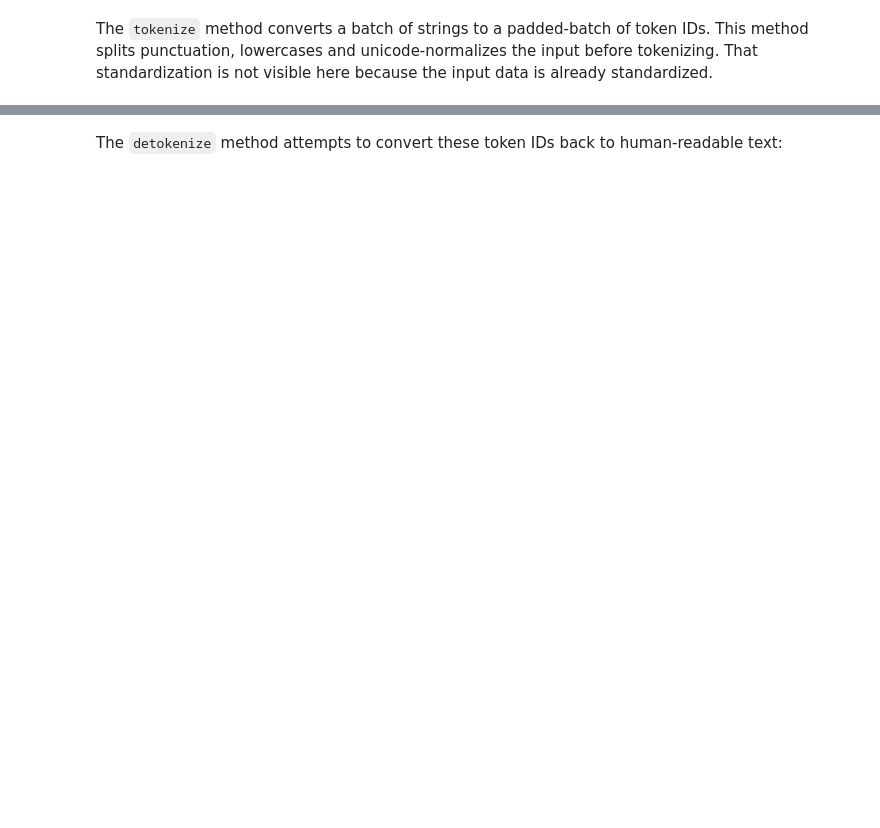
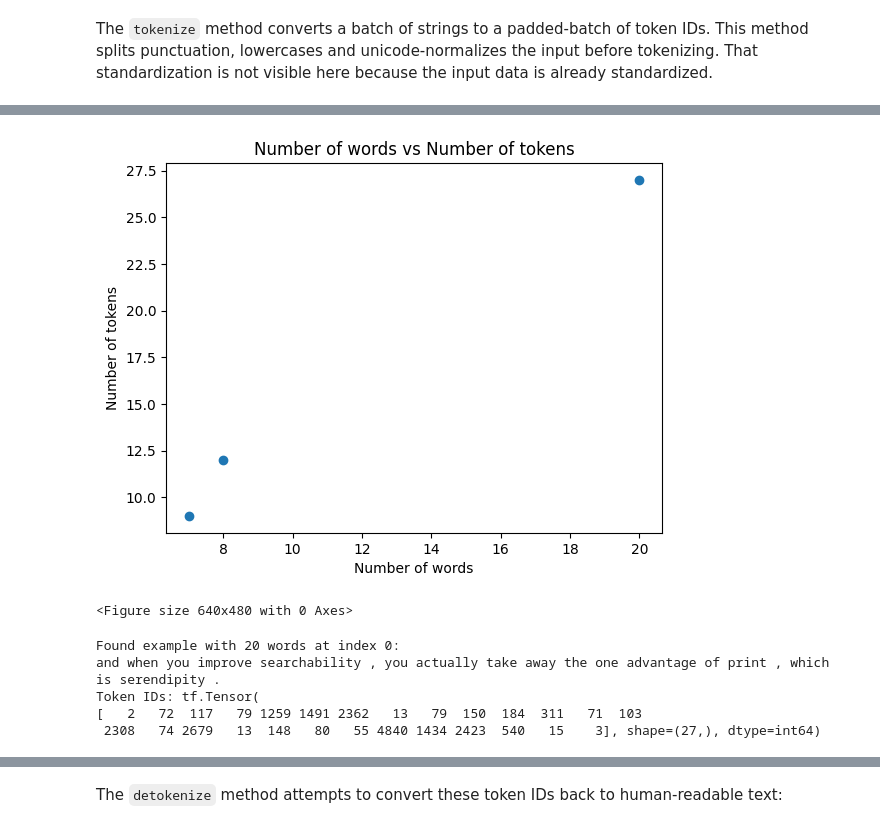
Before and after one commit to zkhechadoorian/Spanish_and_Portuguese_Translator, a Jupyter notebook: 2_transformer_translation/transformer.ipynb, the cells around one changed output, grey strips where cells are left out. Drawn from its saved outputs; the diff is of its cells as text; code cells hidden in the pictures; blank space fills up the shorter version.

```diff
--- a/2_transformer_translation/transformer.ipynb
+++ b/2_transformer_translation/transformer.ipynb
@@ -240,0 +324,31 @@ for row in encoded.to_list():
+# %%
+# list of number of token IDs per example in the batch
+num_tokens = [len(row) for row in encoded.to_list()]
+# list of number of words/punctuation per example in the batch
+num_words = [len(en.decode('utf-8').split()) for en in en_examples.numpy()]
+
+# scatter plot of number of words vs number of tokens
+plt.scatter(num_words, num_tokens)
+plt.xlabel('Number of words')
+plt.ylabel('Number of tokens')
+plt.title('Number of words vs Number of tokens')
+plt.show()
+plt.savefig('assets/words_vs_tokens.png')
+# %% [output]
+[figure, added]
+<Figure size 640x480 with 0 Axes>
+# %%
+# iterate through en to find the example with 20 words
+for i, en in enumerate(en_examples.numpy()):
+    if len(en.decode('utf-8').split()) == 20:
+        print(f'Found example with 20 words at index {i}:')
+        print(en.decode('utf-8'))
+        # print its list of token IDs
+        print('Token IDs:', encoded[i])
+        break
+# %% [output]
+Found example with 20 words at index 0:
+and when you improve searchability , you actually take away the one advantage of print , which is serendipity .
+Token IDs: tf.Tensor(
+[   2   72  117   79 1259 1491 2362   13   79  150  184  311   71  103
+ 2308   74 2679   13  148   80   55 4840 1434 2423  540   15    3], shape=(27,), dtype=int64)
```
Also changed, not shown: parts of 64 cells of this notebook.
